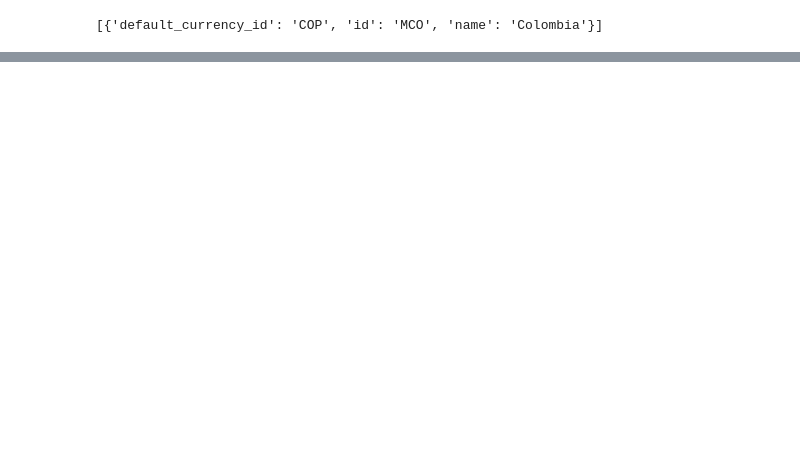
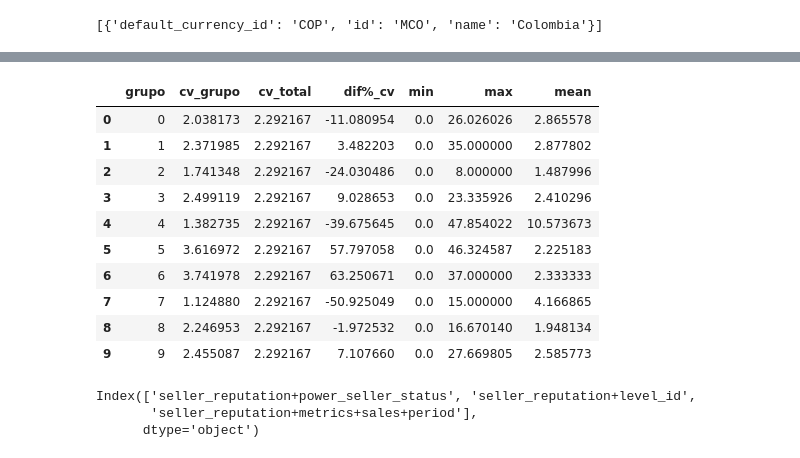
Before and after one commit to ccparra/MELI, a Jupyter notebook: MELI.ipynb, the cells around one changed output, grey strips where cells are left out. Cells and saved outputs as stored; diff of their text form; code cells hidden in the pictures; blank space fills up the shorter version.

```diff
--- a/MELI.ipynb
+++ b/MELI.ipynb
@@ -153,0 +205,20 @@ df_reputation=(
+# %%
+dm.cluster_characterization_numeric_var(df=df_sellers_raw,str_var='q90_discount')
+# %% [output]
+|  | grupo | cv_grupo | cv_total | dif%_cv | min | max | mean |
+| 0 | 0 | 2.038173 | 2.292167 | -11.080954 | 0.0 | 26.026026 | 2.865578 |
+| 1 | 1 | 2.371985 | 2.292167 | 3.482203 | 0.0 | 35.000000 | 2.877802 |
+| 2 | 2 | 1.741348 | 2.292167 | -24.030486 | 0.0 | 8.000000 | 1.487996 |
+| 3 | 3 | 2.499119 | 2.292167 | 9.028653 | 0.0 | 23.335926 | 2.410296 |
+| 4 | 4 | 1.382735 | 2.292167 | -39.675645 | 0.0 | 47.854022 | 10.573673 |
+| 5 | 5 | 3.616972 | 2.292167 | 57.797058 | 0.0 | 46.324587 | 2.225183 |
+| 6 | 6 | 3.741978 | 2.292167 | 63.250671 | 0.0 | 37.000000 | 2.333333 |
+| 7 | 7 | 1.124880 | 2.292167 | -50.925049 | 0.0 | 15.000000 | 4.166865 |
+| 8 | 8 | 2.246953 | 2.292167 | -1.972532 | 0.0 | 16.670140 | 1.948134 |
+| 9 | 9 | 2.455087 | 2.292167 | 7.107660 | 0.0 | 27.669805 | 2.585773 |
+# %%
+df_sellers_raw.columns[df_sellers_raw.dtypes=='object']
+# %% [output]
+Index(['seller_reputation+power_seller_status', 'seller_reputation+level_id',
+       'seller_reputation+metrics+sales+period'],
+      dtype='object')
```
Also changed, not shown: parts of 32 cells of this notebook, 8 other files.
